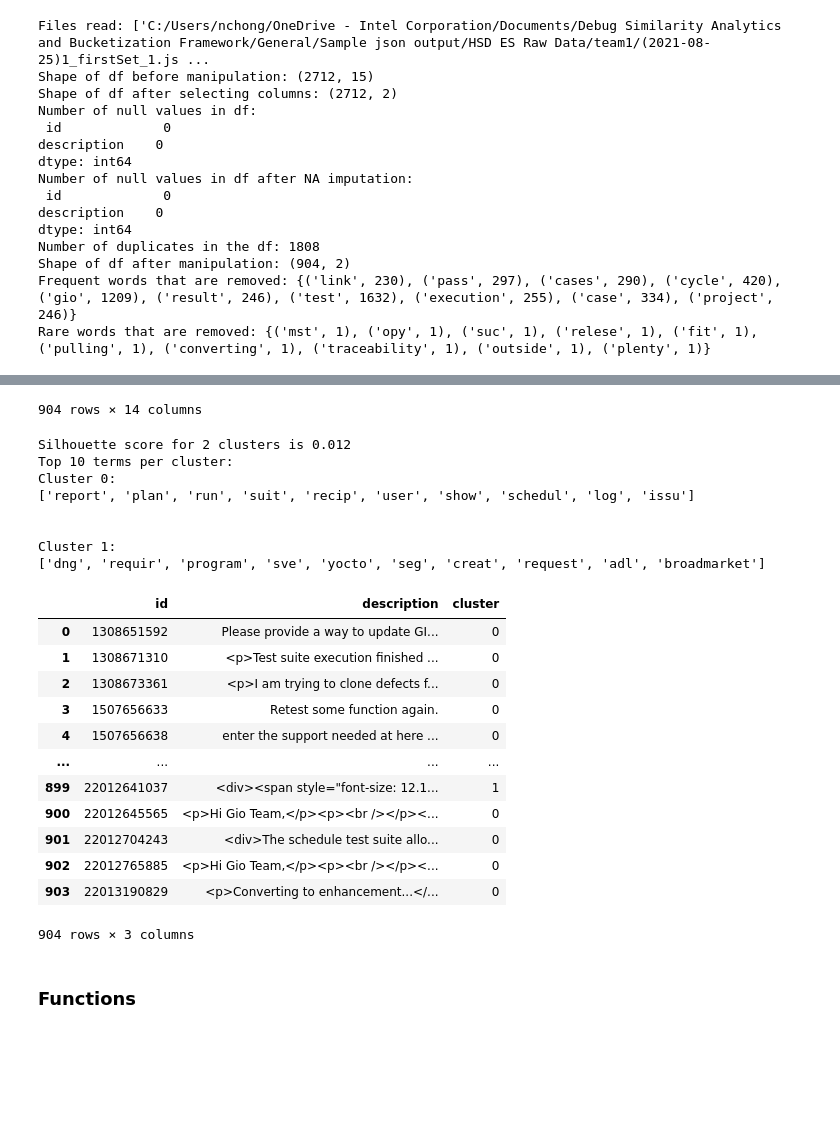
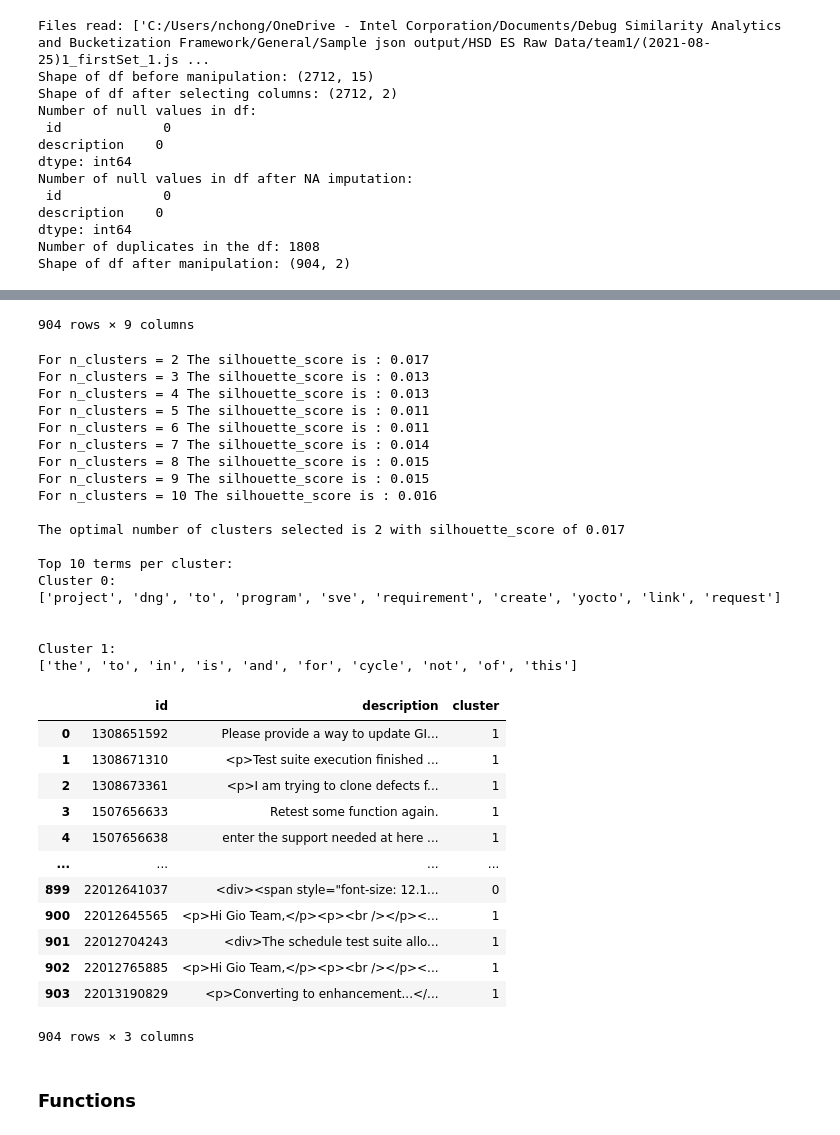
Before and after one commit to NicoleNL/ML-Track, a Jupyter notebook: Similarity_Analytics_WithConfig.ipynb, the cells around one changed output, grey strips where cells are left out. Cells and saved outputs as stored; diff of their text form; code cells hidden in the pictures; blank space fills up the shorter version.

```diff
--- a/Similarity_Analytics_WithConfig.ipynb
+++ b/Similarity_Analytics_WithConfig.ipynb
@@ -36,5 +37,7 @@ config = {
 
 with open(json_path+'config.json', 'w') as f:
     json.dump(config,f,indent=8)
+# %%
+out_path = json_path
 # %%
 #read config file and call the other functions
@@ -162,55 +160,64 @@ def main(json_path):
 # %%
 json_path = "C:/Users/nchong/OneDrive - Intel Corporation/Documents/Debug Similarity Analytics and Bucketization Framework/General/"
-main(json_path)
+main(json_path,out_path)
 # %% [output]
 Files read: ['C:/Users/nchong/OneDrive - Intel Corporation/Documents/Debug Similarity Analytics and Bucketization Framework/General/Sample json output/HSD ES Raw Data/team1/(2021-08-25)1_firstSet_1.js ...
 Shape of df before manipulation: (2712, 15)
 Shape of df after selecting columns: (2712, 2)
 Number of null values in df:
  id             0
 description    0
 dtype: int64
 Number of null values in df after NA imputation:
  id             0
 description    0
 dtype: int64
 Number of duplicates in the df: 1808
 Shape of df after manipulation: (904, 2)
-Frequent words that are removed: {('link', 230), ('pass', 297), ('cases', 290), ('cycle', 420), ('gio', 1209), ('result', 246), ('test', 1632), ('execution', 255), ('case', 334), ('project', 246)}
-Rare words that are removed: {('mst', 1), ('opy', 1), ('suc', 1), ('relese', 1), ('fit', 1), ('pulling', 1), ('converting', 1), ('traceability', 1), ('outside', 1), ('plenty', 1)}
 |  | id | description | description_contract | description_contract_lower | description_contract_lower_tagrem | ... |
 | 0 | 1308651592 | Please provide a way to update GI... | Please provide a way to update GI... | please provide a way to update gi... | please provide a way to update gi... | ... |
 | 1 | 1308671310 | <p>Test suite execution finished ... | <p>Test suite execution finished ... | <p>test suite execution finished ... | test suite execution finished bef... | ... |
 | 2 | 1308673361 | <p>I am trying to clone defects f... | <p>I am trying to clone defects f... | <p>i am trying to clone defects f... | i am trying to clone defects from... | ... |
 | 3 | 1507656633 | Retest some function again. | Retest some function again. | retest some function again. | retest some function again. | ... |
 | 4 | 1507656638 | enter the support needed at here ... | enter the support needed at here ... | enter the support needed at here ... | enter the support needed at here ... | ... |
 | ... | ... | ... | ... | ... | ... | ... |
 | 899 | 22012641037 | <div><span style="font-size: 12.1... | <div><span style="font-size: 12.1... | <div><span style="font-size: 12.1... | hello, please import time global ... | ... |
 | 900 | 22012645565 | <p>Hi Gio Team,</p><p><br /></p><... | <p>Hi Gio Team,</p><p><br /></p><... | <p>hi gio team,</p><p><br /></p><... | hi gio team, thank you for provid... | ... |
 | 901 | 22012704243 | <div>The schedule test suite allo... | <div>The schedule test suite allo... | <div>the schedule test suite allo... | the schedule test suite allow for... | ... |
 | 902 | 22012765885 | <p>Hi Gio Team,</p><p><br /></p><... | <p>Hi Gio Team,</p><p><br /></p><... | <p>hi gio team,</p><p><br /></p><... | hi gio team, thank you for provid... | ... |
 | 903 | 22013190829 | <p>Converting to enhancement...</... | <p>Converting to enhancement...</... | <p>converting to enhancement...</... | converting to enhancement... woul... | ... |
-904 rows × 14 columns
+904 rows × 9 columns
-Silhouette score for 2 clusters is 0.012
+For n_clusters = 2 The silhouette_score is : 0.017
+For n_clusters = 3 The silhouette_score is : 0.013
+For n_clusters = 4 The silhouette_score is : 0.013
+For n_clusters = 5 The silhouette_score is : 0.011
+For n_clusters = 6 The silhouette_score is : 0.011
+For n_clusters = 7 The silhouette_score is : 0.014
+For n_clusters = 8 The silhouette_score is : 0.015
+For n_clusters = 9 The silhouette_score is : 0.015
+For n_clusters = 10 The silhouette_score is : 0.016
+
+The optimal number of clusters selected is 2 with silhouette_score of 0.017
+
 Top 10 terms per cluster:
 Cluster 0:
-['report', 'plan', 'run', 'suit', 'recip', 'user', 'show', 'schedul', 'log', 'issu']
+['project', 'dng', 'to', 'program', 'sve', 'requirement', 'create', 'yocto', 'link', 'request']
 
 
 Cluster 1:
-['dng', 'requir', 'program', 'sve', 'yocto', 'seg', 'creat', 'request', 'adl', 'broadmarket']
+['the', 'to', 'in', 'is', 'and', 'for', 'cycle', 'not', 'of', 'this']
 |  | id | description | cluster |
-| 0 | 1308651592 | Please provide a way to update GI... | 0 |
-| 1 | 1308671310 | <p>Test suite execution finished ... | 0 |
-| 2 | 1308673361 | <p>I am trying to clone defects f... | 0 |
-| 3 | 1507656633 | Retest some function again. | 0 |
-| 4 | 1507656638 | enter the support needed at here ... | 0 |
+| 0 | 1308651592 | Please provide a way to update GI... | 1 |
+| 1 | 1308671310 | <p>Test suite execution finished ... | 1 |
+| 2 | 1308673361 | <p>I am trying to clone defects f... | 1 |
+| 3 | 1507656633 | Retest some function again. | 1 |
+| 4 | 1507656638 | enter the support needed at here ... | 1 |
 | ... | ... | ... | ... |
-| 899 | 22012641037 | <div><span style="font-size: 12.1... | 1 |
-| 900 | 22012645565 | <p>Hi Gio Team,</p><p><br /></p><... | 0 |
-| 901 | 22012704243 | <div>The schedule test suite allo... | 0 |
-| 902 | 22012765885 | <p>Hi Gio Team,</p><p><br /></p><... | 0 |
-| 903 | 22013190829 | <p>Converting to enhancement...</... | 0 |
+| 899 | 22012641037 | <div><span style="font-size: 12.1... | 0 |
+| 900 | 22012645565 | <p>Hi Gio Team,</p><p><br /></p><... | 1 |
+| 901 | 22012704243 | <div>The schedule test suite allo... | 1 |
+| 902 | 22012765885 | <p>Hi Gio Team,</p><p><br /></p><... | 1 |
+| 903 | 22013190829 | <p>Converting to enhancement...</... | 1 |
 904 rows × 3 columns
 # %% [markdown]
 ### Functions
```
Also changed, not shown: parts of 3 cells of this notebook.
